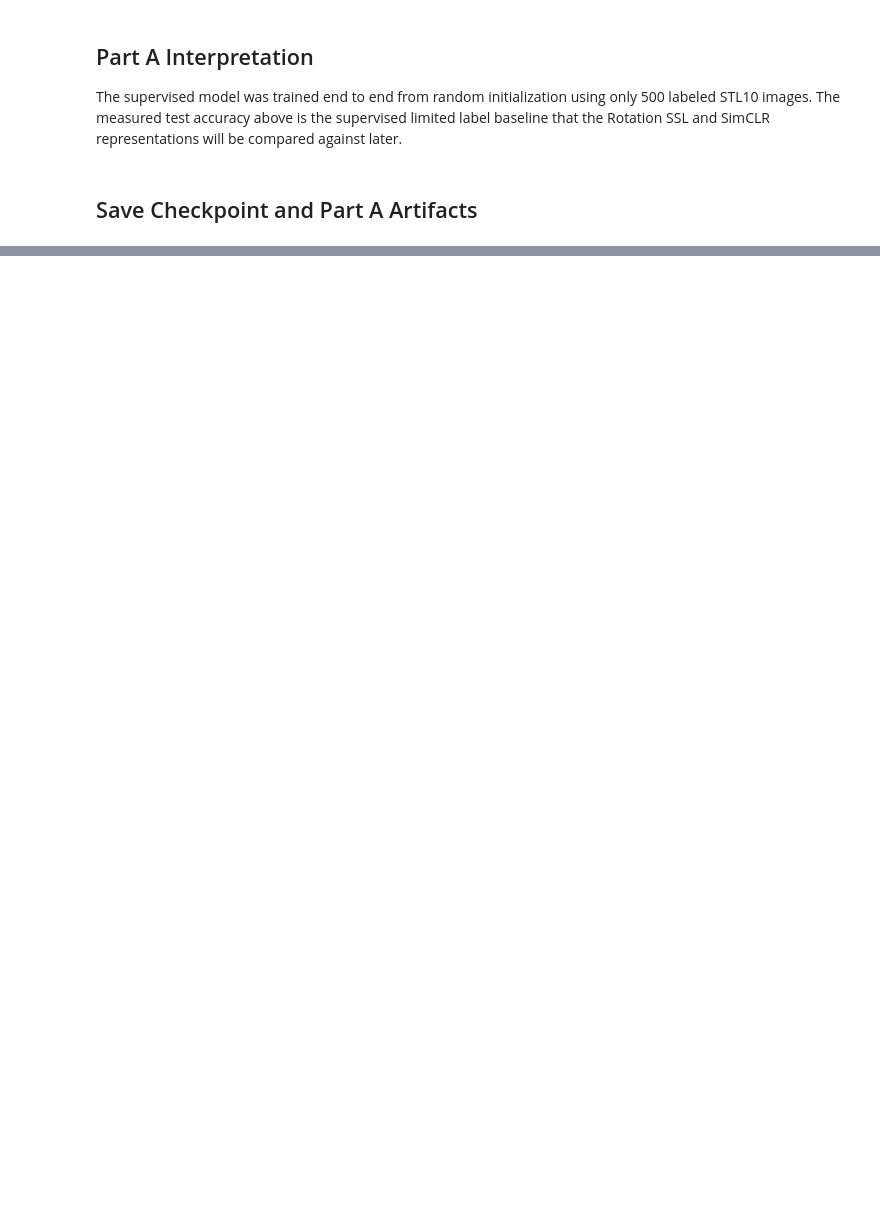
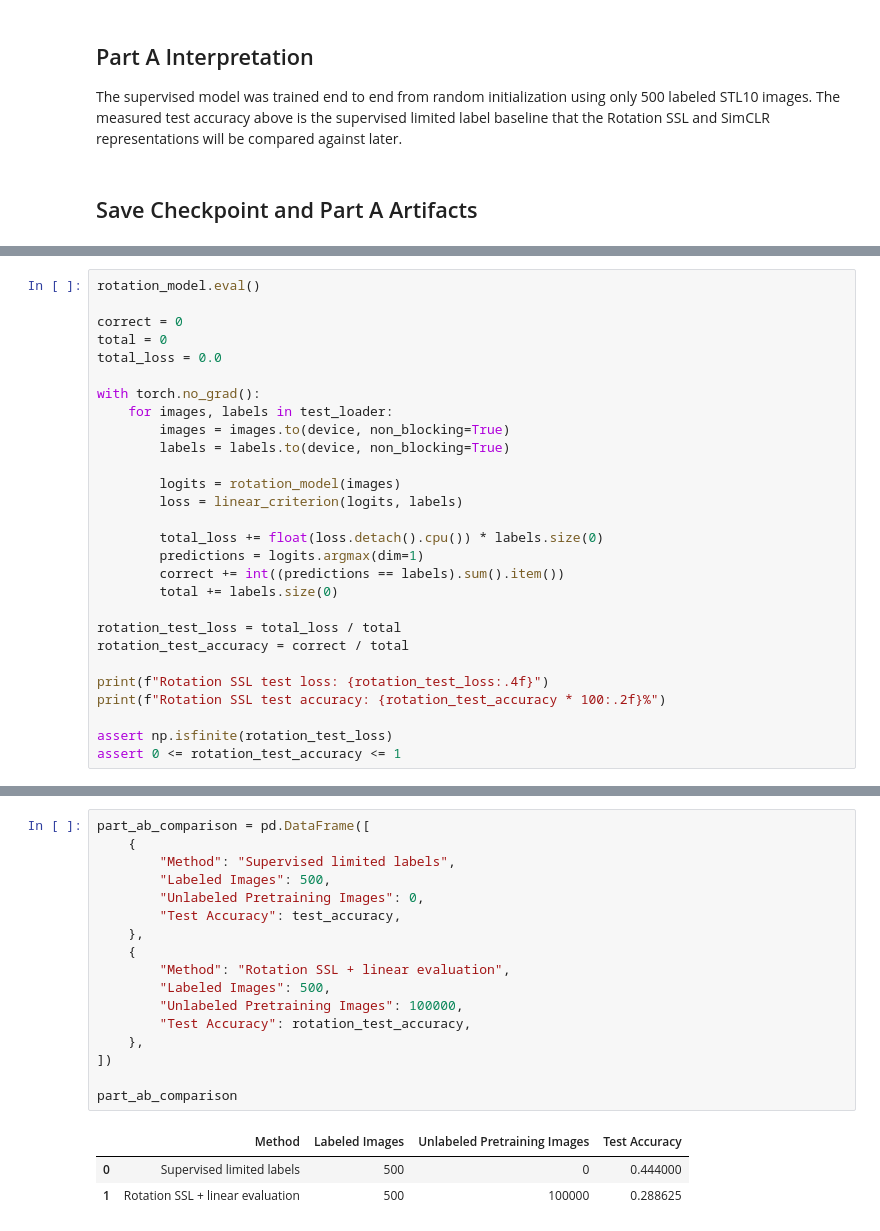
Before and after one commit to DrashtiShah23/data266-2046, a Jupyter notebook: hw6/HW6.ipynb, the cells around one changed output, grey strips where cells are left out. Drawn from its saved outputs; the diff is of its cells as text; blank space fills up the shorter version.

```diff
--- a/hw6/HW6.ipynb
+++ b/hw6/HW6.ipynb
@@ -584,0 +986,28 @@ Checkpoint saved: checkpoints/supervised_resnet18.pt
+# %%
+rotation_model.eval()
+
+correct = 0
+total = 0
+total_loss = 0.0
+
+with torch.no_grad():
+    for images, labels in test_loader:
+        images = images.to(device, non_blocking=True)
+        labels = labels.to(device, non_blocking=True)
+
+        logits = rotation_model(images)
+        loss = linear_criterion(logits, labels)
+
+        total_loss += float(loss.detach().cpu()) * labels.size(0)
+        predictions = logits.argmax(dim=1)
+        correct += int((predictions == labels).sum().item())
+        total += labels.size(0)
+
+rotation_test_loss = total_loss / total
+rotation_test_accuracy = correct / total
+
+print(f"Rotation SSL test loss: {rotation_test_loss:.4f}")
+print(f"Rotation SSL test accuracy: {rotation_test_accuracy * 100:.2f}%")
+
+assert np.isfinite(rotation_test_loss)
+assert 0 <= rotation_test_accuracy <= 1
@@ -584,0 +1017,21 @@ Checkpoint saved: checkpoints/supervised_resnet18.pt
+# %%
+part_ab_comparison = pd.DataFrame([
+    {
+        "Method": "Supervised limited labels",
+        "Labeled Images": 500,
+        "Unlabeled Pretraining Images": 0,
+        "Test Accuracy": test_accuracy,
+    },
+    {
+        "Method": "Rotation SSL + linear evaluation",
+        "Labeled Images": 500,
+        "Unlabeled Pretraining Images": 100000,
+        "Test Accuracy": rotation_test_accuracy,
+    },
+])
+
+part_ab_comparison
+# %% [output]
+|  | Method | Labeled Images | Unlabeled Pretraining Images | Test Accuracy |
+| 0 | Supervised limited labels | 500 | 0 | 0.444000 |
+| 1 | Rotation SSL + linear evaluation | 500 | 100000 | 0.288625 |
```
Also changed, not shown: parts of 22 cells of this notebook.
